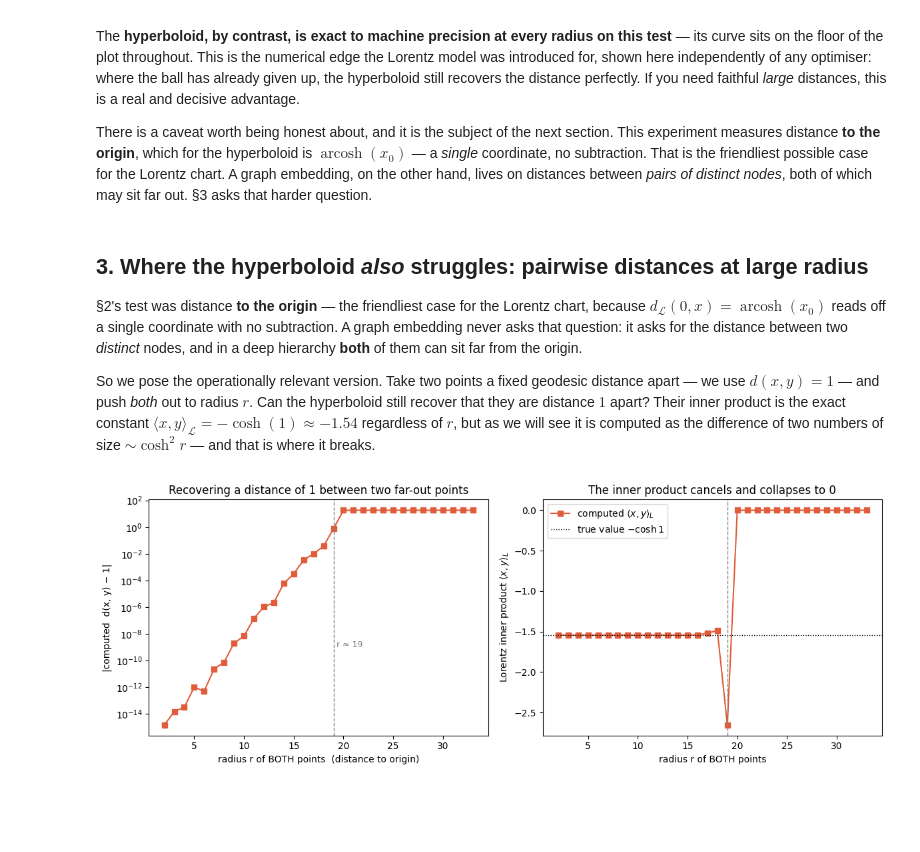
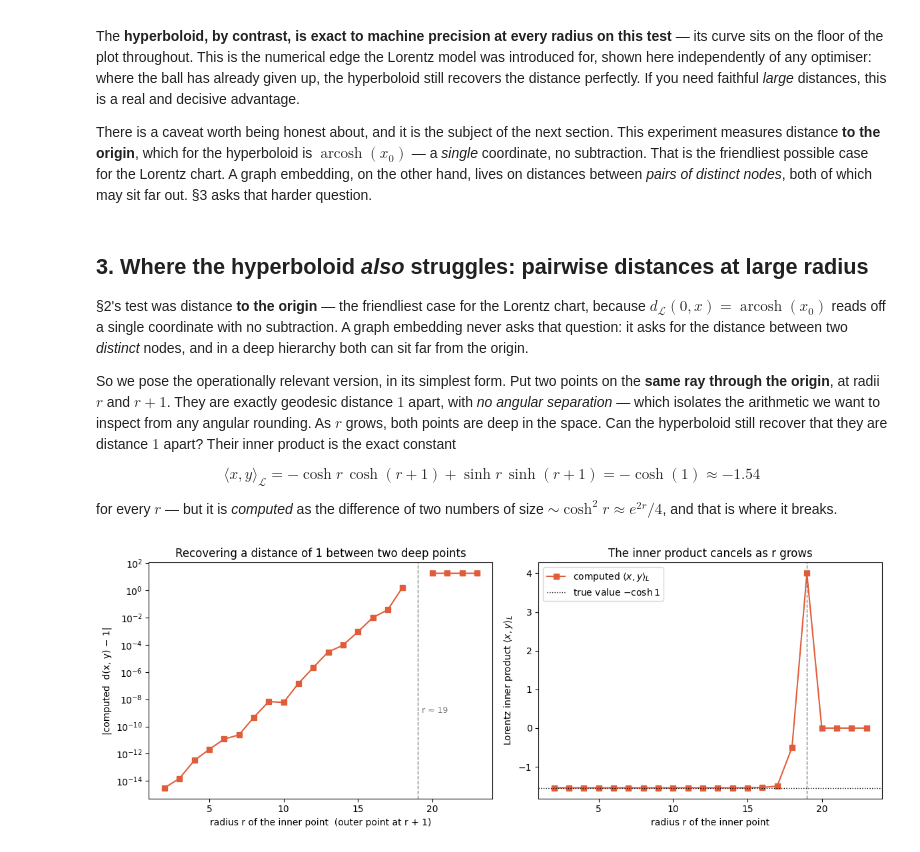
Before and after one commit to CicadaUY/hypeGRL, a Jupyter notebook: docs/tutorials/poincare_vs_lorentz.ipynb, the cells around one changed output. Saved outputs shown, nothing was run; the diff lists cells and outputs as text; code cells hidden in the pictures; blank space fills up the shorter version.

```diff
--- a/docs/tutorials/poincare_vs_lorentz.ipynb
+++ b/docs/tutorials/poincare_vs_lorentz.ipynb
@@ -198,52 +207,53 @@ may sit far out. §3 asks that harder question.
 §2's test was distance **to the origin** — the friendliest case for the Lorentz
 chart, because $d_{\mathcal L}(0,x)=\operatorname{arcosh}(x_0)$ reads off a single
 coordinate with no subtraction. A graph embedding never asks that question: it asks
-for the distance between two *distinct* nodes, and in a deep hierarchy **both** of
-them can sit far from the origin.
+for the distance between two *distinct* nodes, and in a deep hierarchy both can sit
+far from the origin.
 
-So we pose the operationally relevant version. Take two points a fixed geodesic
-distance apart — we use $d(x,y)=1$ — and push *both* out to radius $r$. Can the
-hyperboloid still recover that they are distance $1$ apart? Their inner product is
-the exact constant $\langle x,y\rangle_{\mathcal L}=-\cosh(1)\approx-1.54$
-regardless of $r$, but as we will see it is computed as the difference of two
-numbers of size $\sim\cosh^2 r$ — and that is where it breaks.
+So we pose the operationally relevant version, in its simplest form. Put two points
+on the **same ray through the origin**, at radii $r$ and $r+1$. They are exactly
+geodesic distance $1$ apart, with *no angular separation* — which isolates the
+arithmetic we want to inspect from any angular rounding. As $r$ grows, both points
+are deep in the space. Can the hyperboloid still recover that they are distance $1$
+apart? Their inner product is the exact constant
+
+$$\langle x,y\rangle_{\mathcal L}=-\cosh r\,\cosh(r{+}1)+\sinh r\,\sinh(r{+}1)=-\cosh(1)\approx-1.54$$
+
+for every $r$ — but it is *computed* as the difference of two numbers of size
+$\sim\cosh^2 r\approx e^{2r}/4$, and that is where it breaks.
 # %%
-# Two points at the SAME hyperbolic radius r, exactly geodesic distance `sep` = 1
-# apart. To hold them 1 apart while both sit at radius r, the angle between them
-# must shrink like e^{-r}:  cosh(sep) = cosh^2 r - sinh^2 r * cos(dphi).
-sep = 1.0
-true_ip = -np.cosh(sep)                       # exact <x,y>_L = -cosh(1) ~ -1.543
-radii3 = np.arange(2, 34, 1.0)
+# Two points on the SAME ray through the origin, at radii r and r+1 (direction (1,0)).
+# Their geodesic distance is exactly (r+1) - r = 1, with NO angular separation, so
+# this isolates the inner-product cancellation from any angular rounding.
+true_ip = -np.cosh(1.0)                        # exact <x,y>_L = -cosh(1) ~ -1.543
+radii3 = np.arange(2, 24, 1.0)
 dist_err, inner_val = [], []
 for r in radii3:
-    ch, sh = np.cosh(r), np.sinh(r)
-    cos_dphi = np.clip((ch * ch - np.cosh(sep)) / (sh * sh), -1.0, 1.0)
-    dphi = np.arccos(cos_dphi)
-    x = torch.tensor([[ch, sh * np.cos(dphi / 2),  sh * np.sin(dphi / 2)]])
-    y = torch.tensor([[ch, sh * np.cos(dphi / 2), -sh * np.sin(dphi / 2)]])
-    dist_err.append(abs(float(LORENTZ.dist(x, y)) - sep))
-    # raw Lorentz inner product  -x0*y0 + <x', y'>  (the subtraction that cancels)
+    x = torch.tensor([[np.cosh(r),       np.sinh(r),       0.0]])
+    y = torch.tensor([[np.cosh(r + 1.0), np.sinh(r + 1.0), 0.0]])
+    dist_err.append(abs(float(LORENTZ.dist(x, y)) - 1.0))
+    # <x,y>_L = -x0*y0 + <x', y'> = -(cosh r cosh(r+1) - sinh r sinh(r+1)) = -cosh(1)
     inner_val.append(float(-x[0, 0] * y[0, 0] + x[0, 1] * y[0, 1] + x[0, 2] * y[0, 2]))
 
 fig, (axL, axR) = plt.subplots(1, 2, figsize=(12, 4.5))
 
 axL.semilogy(radii3, np.array(dist_err) + 1e-17, "s-", color="#e05c3a")
 axL.axvline(19, ls="--", color="grey", lw=1)
 axL.text(19.3, 1e-9, "r ≈ 19", color="grey", fontsize=9)
-axL.set_xlabel("radius r of BOTH points  (distance to origin)")
+axL.set_xlabel("radius r of the inner point  (outer point at r + 1)")
 axL.set_ylabel("|computed  d(x, y) − 1|")
-axL.set_title("Recovering a distance of 1 between two far-out points")
+axL.set_title("Recovering a distance of 1 between two deep points")
 
 axR.plot(radii3, inner_val, "s-", color="#e05c3a", label=r"computed $\langle x,y\rangle_L$")
 axR.axhline(true_ip, ls=":", color="black", lw=1, label=r"true value $-\cosh 1$")
 axR.axvline(19, ls="--", color="grey", lw=1)
-axR.set_xlabel("radius r of BOTH points")
+axR.set_xlabel("radius r of the inner point")
 axR.set_ylabel(r"Lorentz inner product $\langle x,y\rangle_L$")
-axR.set_title("The inner product cancels and collapses to 0")
+axR.set_title("The inner product cancels as r grows")
 axR.legend()
 
 plt.tight_layout()
 plt.show()
 # %% [output]
-[figure, old version]
+[figure, new version]
 # %% [markdown]
```
Also changed, not shown: parts of 5 cells of this notebook.
